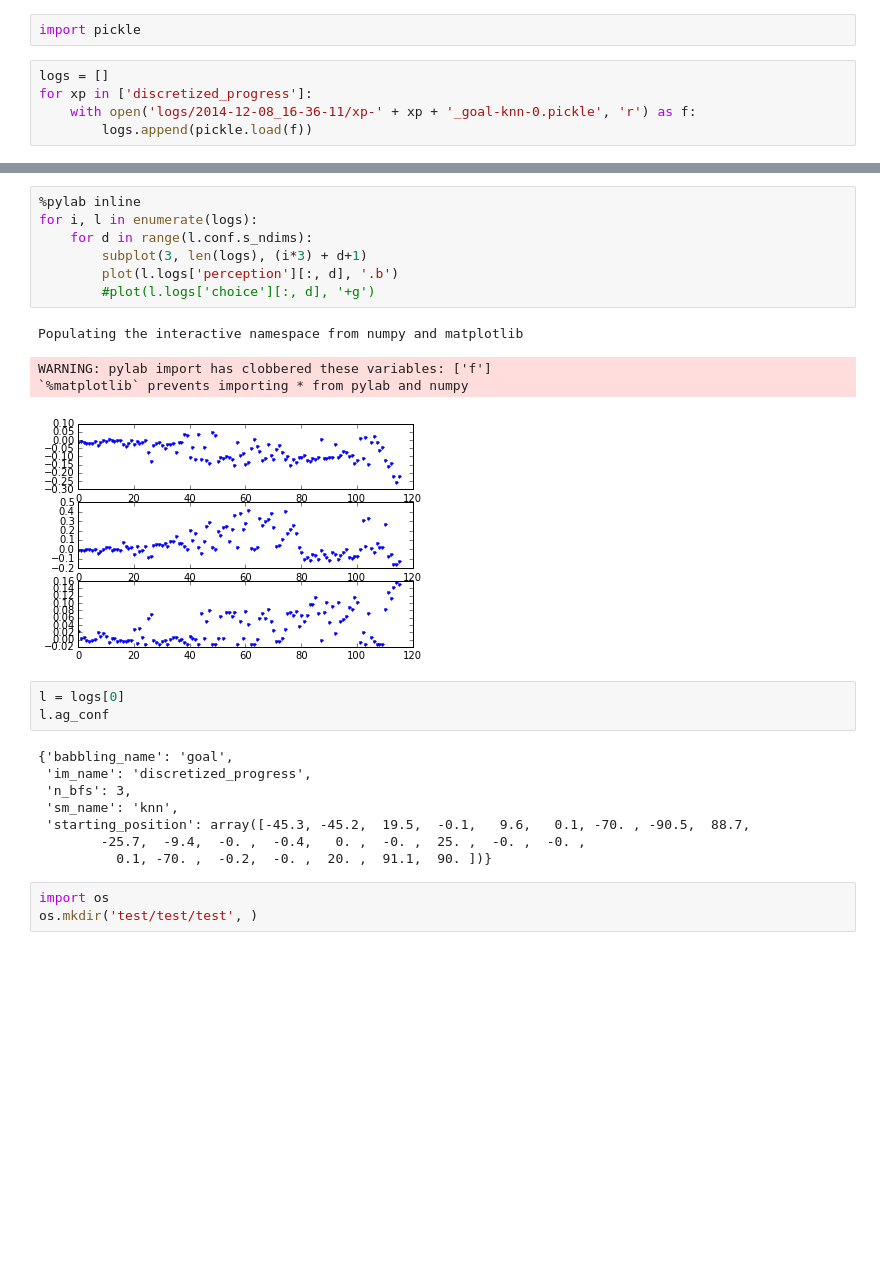
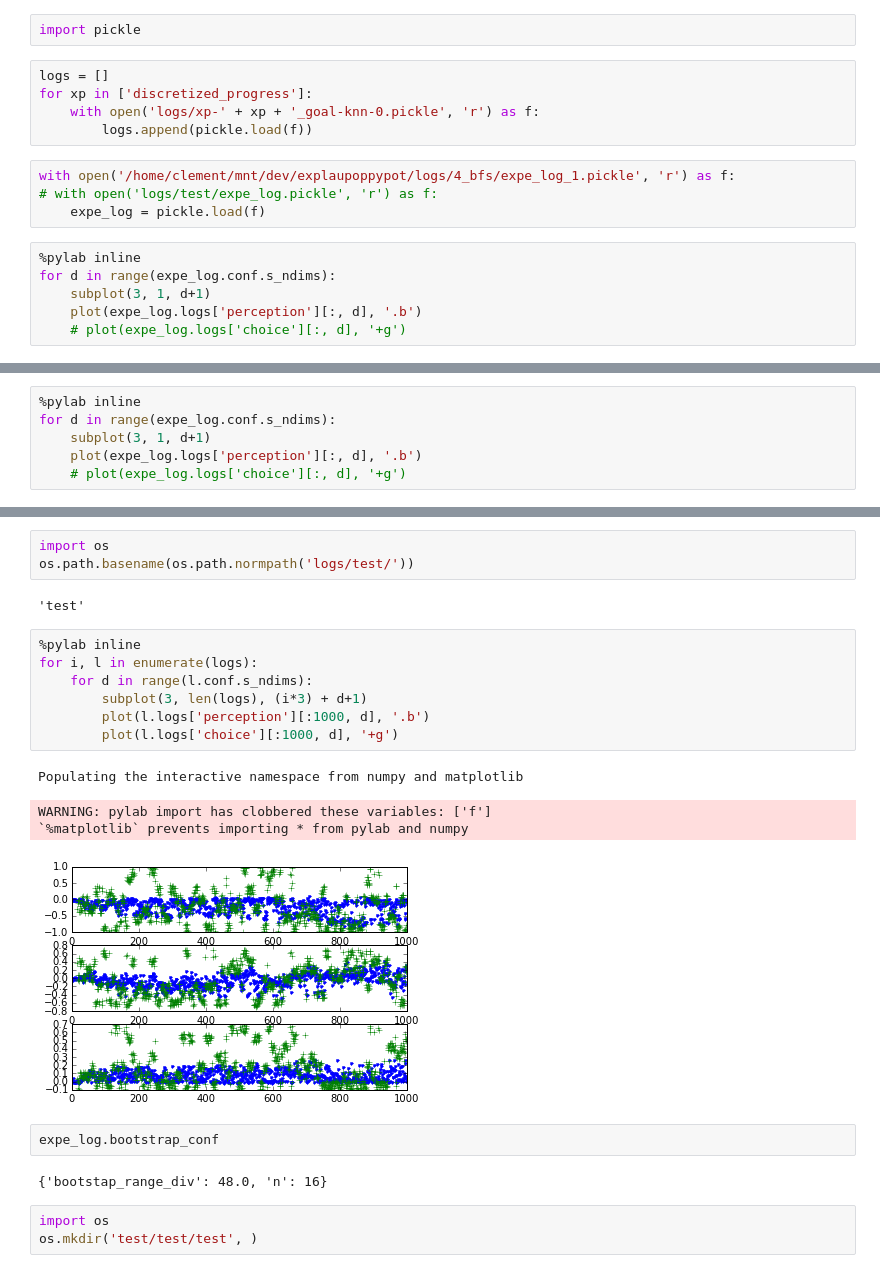
Before and after one commit to clement-moulin-frier/explaupoppypot, a Jupyter notebook: results.ipynb, the cells around one changed output, grey strips where cells are left out. Drawn from its saved outputs; the diff is of its cells as text; blank space fills up the shorter version.

```diff
--- a/results.ipynb
+++ b/results.ipynb
@@ -3,5 +3,15 @@ import pickle
 # %%
 logs = []
 for xp in ['discretized_progress']:
-    with open('logs/2014-12-08_16-36-11/xp-' + xp + '_goal-knn-0.pickle', 'r') as f:
+    with open('logs/xp-' + xp + '_goal-knn-0.pickle', 'r') as f:
         logs.append(pickle.load(f))
+# %%
+with open('/home/clement/mnt/dev/explaupoppypot/logs/4_bfs/expe_log_1.pickle', 'r') as f:
+# with open('logs/test/expe_log.pickle', 'r') as f:
+    expe_log = pickle.load(f)
+# %%
+%pylab inline
+for d in range(expe_log.conf.s_ndims):
+    subplot(3, 1, d+1)
+    plot(expe_log.logs['perception'][:, d], '.b')
+    # plot(expe_log.logs['choice'][:, d], '+g')
@@ -7,0 +23,6 @@ for xp in ['discretized_progress']:
+# %%
+%pylab inline
+for d in range(expe_log.conf.s_ndims):
+    subplot(3, 1, d+1)
+    plot(expe_log.logs['perception'][:, d], '.b')
+    # plot(expe_log.logs['choice'][:, d], '+g')
@@ -8,26 +34,24 @@ for xp in ['discretized_progress']:
+# %%
+import os
+os.path.basename(os.path.normpath('logs/test/'))
+# %% [output]
+'test'
 # %%
 %pylab inline
 for i, l in enumerate(logs):
     for d in range(l.conf.s_ndims):
         subplot(3, len(logs), (i*3) + d+1)
-        plot(l.logs['perception'][:, d], '.b')
-        #plot(l.logs['choice'][:, d], '+g')
+        plot(l.logs['perception'][:1000, d], '.b')
+        plot(l.logs['choice'][:1000, d], '+g')
 # %% [output]
 Populating the interactive namespace from numpy and matplotlib
 WARNING: pylab import has clobbered these variables: ['f']
 `%matplotlib` prevents importing * from pylab and numpy
-[figure, old version]
+[figure, new version]
-# %%
-l = logs[0]
-l.ag_conf
-# %% [output]
-{'babbling_name': 'goal',
- 'im_name': 'discretized_progress',
- 'n_bfs': 3,
- 'sm_name': 'knn',
- 'starting_position': array([-45.3, -45.2,  19.5,  -0.1,   9.6,   0.1, -70. , -90.5,  88.7,
-        -25.7,  -9.4,  -0. ,  -0.4,   0. ,  -0. ,  25. ,  -0. ,  -0. ,
-          0.1, -70. ,  -0.2,  -0. ,  20. ,  91.1,  90. ])}
+# %%
+expe_log.bootstrap_conf
+# %% [output]
+{'bootstap_range_div': 48.0, 'n': 16}
 # %%
 import os
 os.mkdir('test/test/test', )
```
Also changed, not shown: parts of 4 cells of this notebook.
